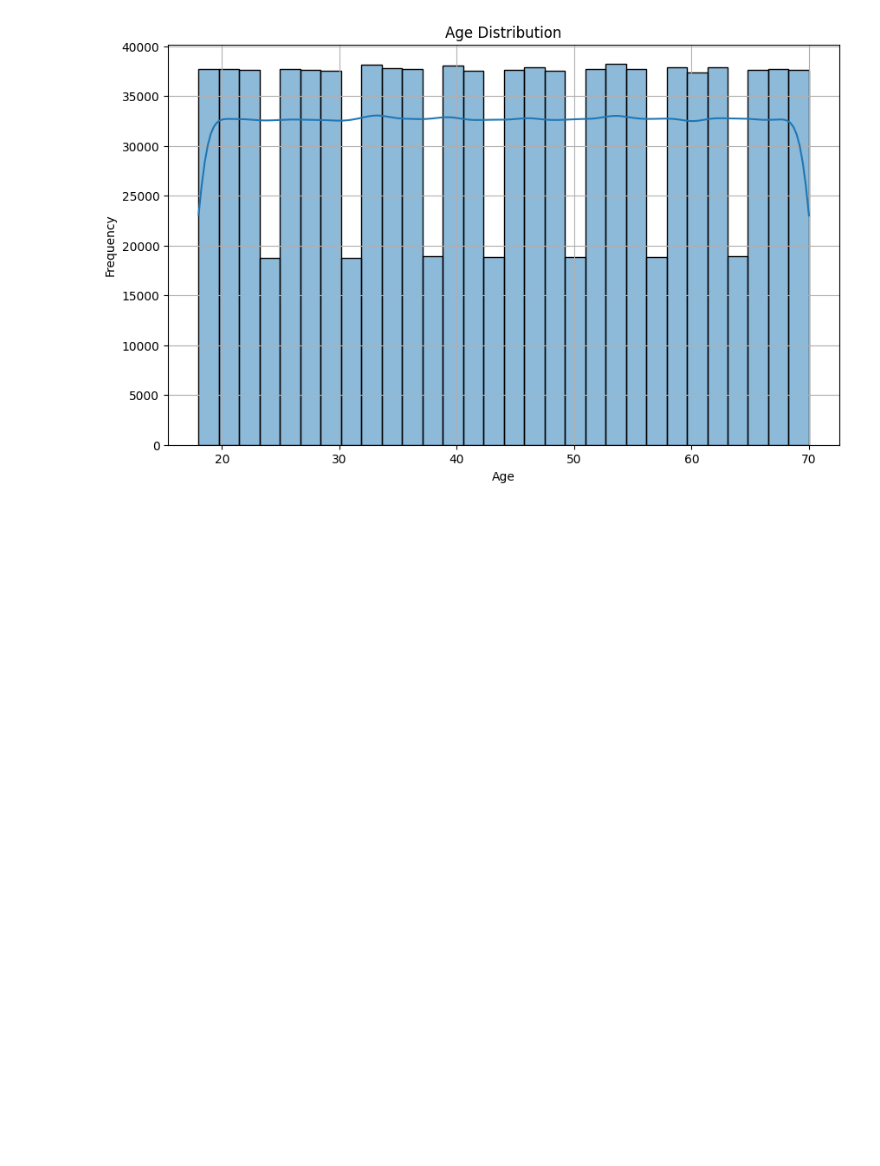
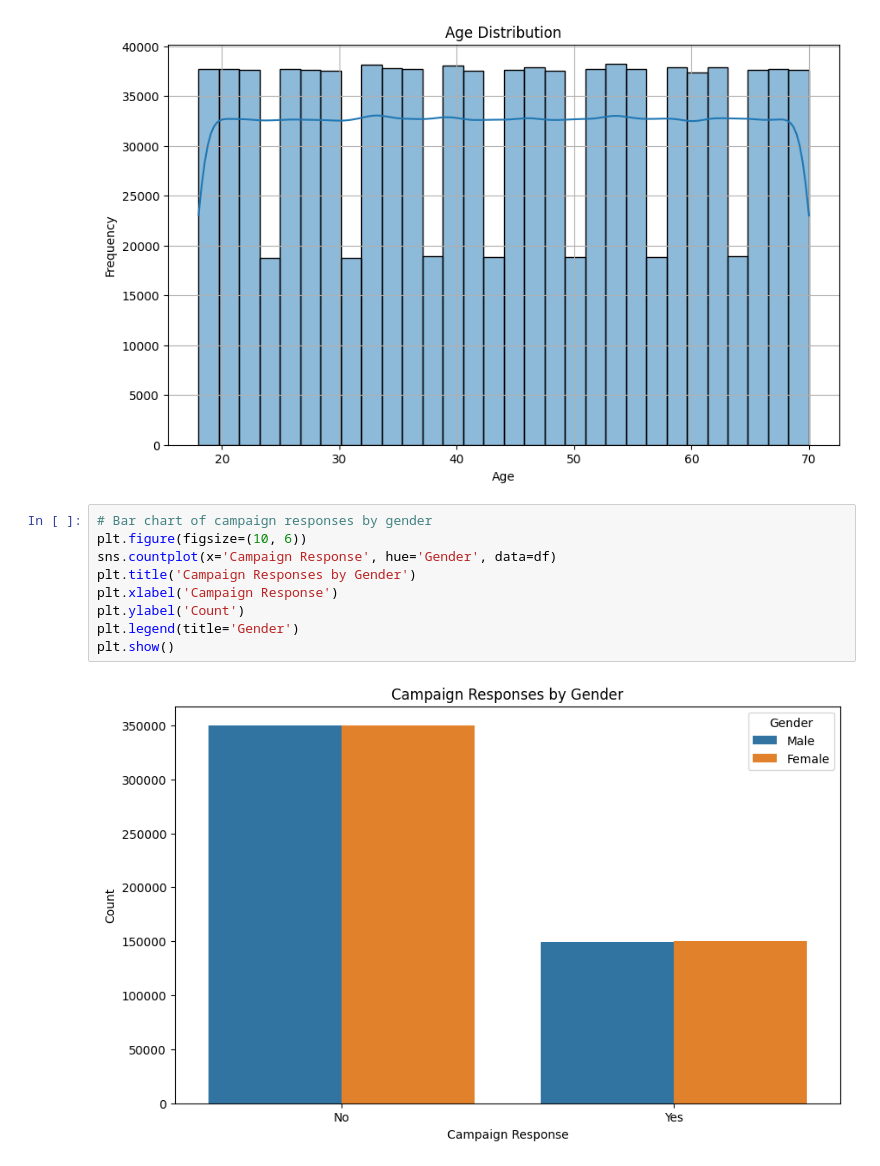
Before and after one commit to BinukiMihara/digital-social-media-marketing-analysis, a Jupyter notebook: Digital Social Media Marketing Assignment.ipynb, the cells around one changed output. Drawn from its saved outputs; the diff is of its cells as text; blank space fills up the shorter version.

Commit message:
Visualize bar chart of campaign responses by gender

```diff
--- a/Digital Social Media Marketing Assignment.ipynb
+++ b/Digital Social Media Marketing Assignment.ipynb
@@ -165,3 +165,14 @@ plt.grid(True)
 plt.show()
 # %% [output]
 [figure]
+# %%
+# Bar chart of campaign responses by gender
+plt.figure(figsize=(10, 6))
+sns.countplot(x='Campaign Response', hue='Gender', data=df)
+plt.title('Campaign Responses by Gender')
+plt.xlabel('Campaign Response')
+plt.ylabel('Count')
+plt.legend(title='Gender')
+plt.show()
+# %% [output]
+[figure, added]
```
